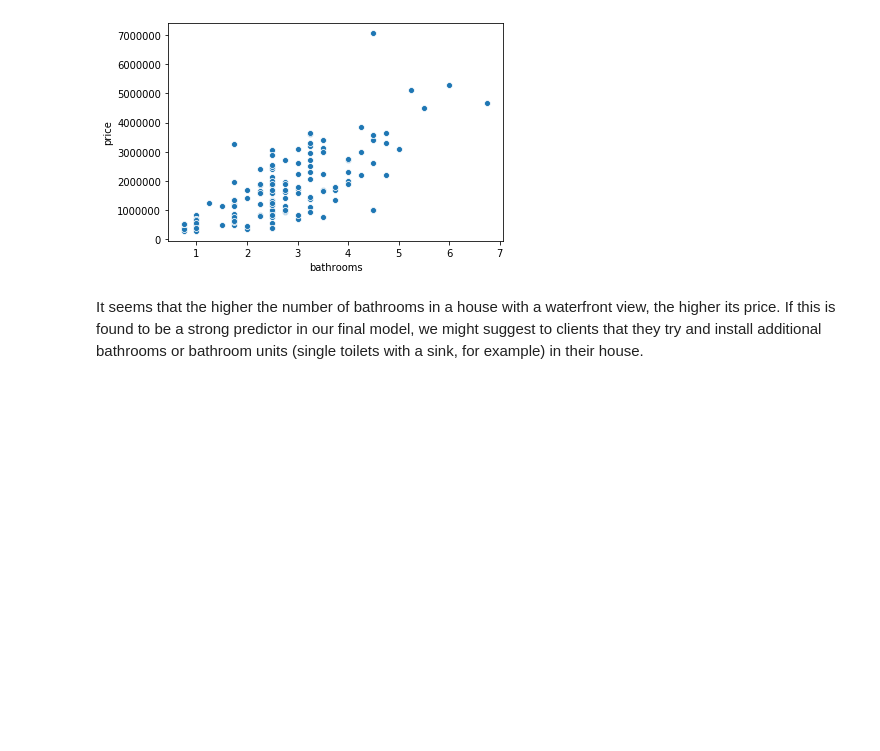
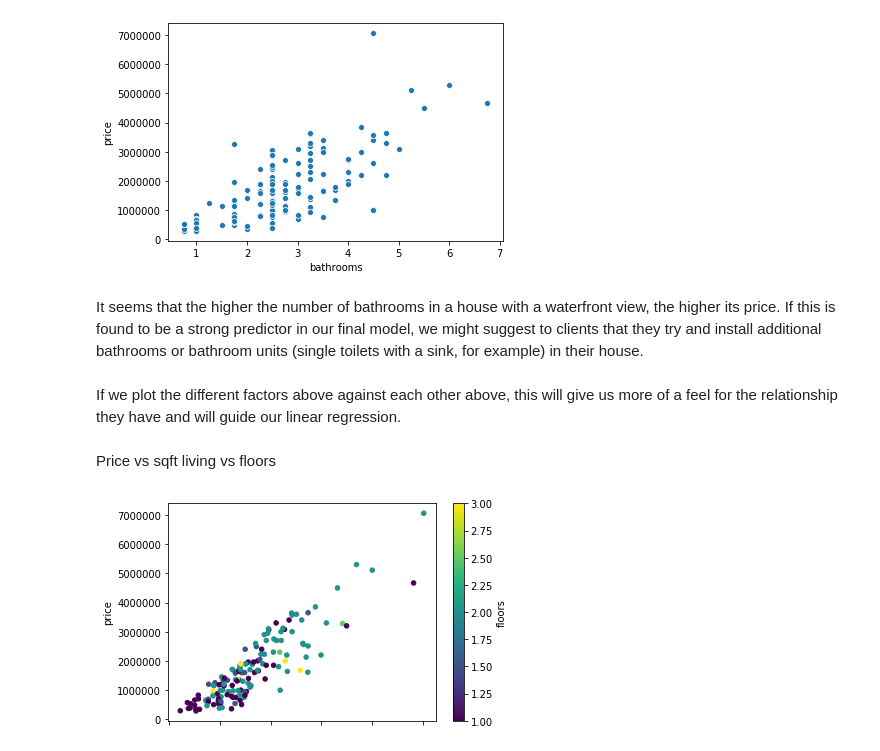
Before and after one commit to HeleneBu/Project_1, a Jupyter notebook: Data cleaning and question 1.ipynb, the cells around one changed output. Saved outputs shown, nothing was run; the diff lists cells and outputs as text; code cells hidden in the pictures; blank space fills up the shorter version.

```diff
--- a/Data cleaning and question 1.ipynb
+++ b/Data cleaning and question 1.ipynb
@@ -308,0 +317,2 @@ df_waterfront_only.head()
+# %%
+df_waterfront_only.loc[df_waterfront_only['renovated'] == 'Yes', "renovation_value"] = 1
@@ -308,0 +340,2 @@ df_waterfront_only.head()
+# %%
+df_waterfront_only["renovation_value"].fillna(int(0), inplace = True)
@@ -349,3 +398,14 @@ ax = sns.scatterplot(x="bathrooms", y="price",
 [figure]
 # %% [markdown]
 It seems that the higher the number of bathrooms in a house with a waterfront view, the higher its price. If this is found to be a strong predictor in our final model, we might suggest to clients that they try and install additional bathrooms or bathroom units (single toilets with a sink, for example) in their house.
+# %% [markdown]
+If we plot the different factors above against each other above, this will give us more of a feel for the relationship they have and will guide our linear regression.
+# %% [markdown]
+Price vs sqft living vs floors
+# %%
+ax2 = df_waterfront_only.plot.scatter(x='sqft_living',
+                       y='price',
+                      c='floors',
+                      colormap='viridis')
+# %% [output]
+[figure, added]
```
Also changed, not shown: parts of 14 cells of this notebook, 1 other file.
